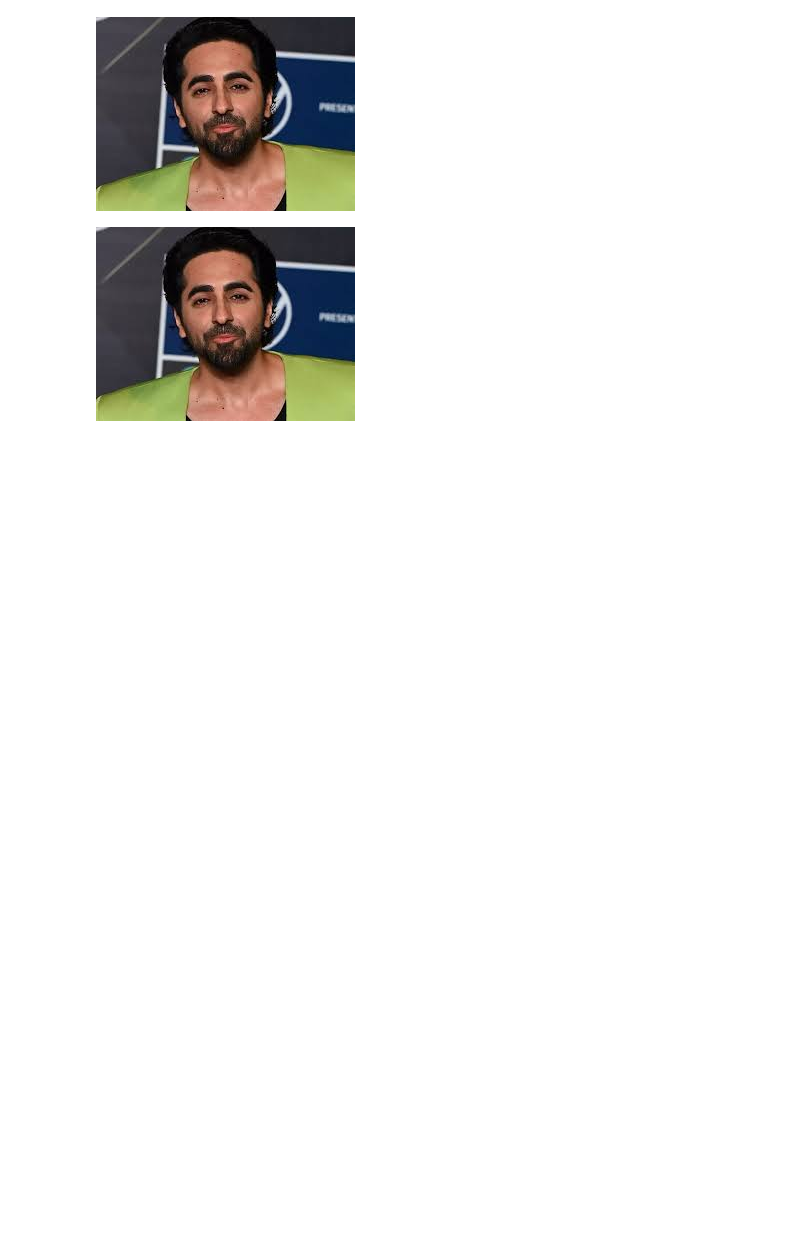
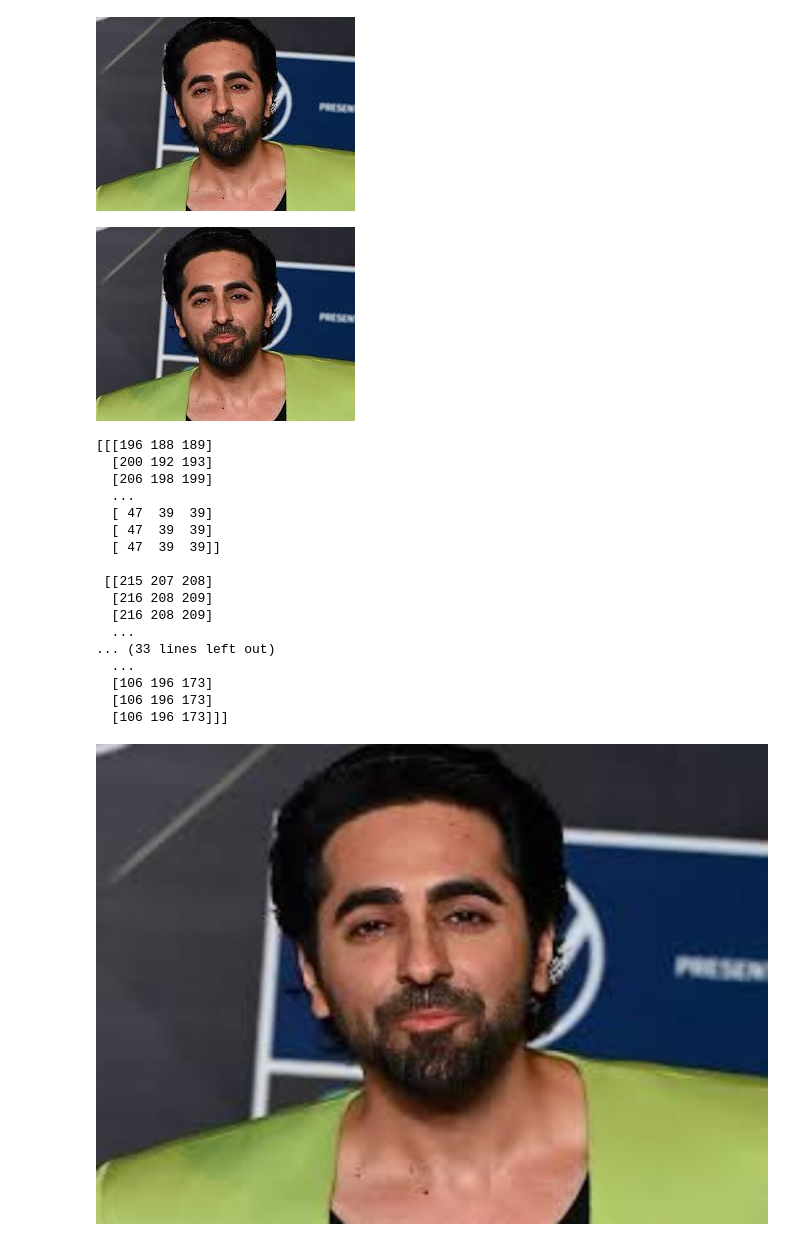
Before and after one commit to alphaomega4348/computer-vision, a Jupyter notebook: computer_vision.ipynb, the cells around one changed output. Drawn from its saved outputs; the diff is of its cells as text; code cells hidden in the pictures; blank space fills up the shorter version.

```diff
--- a/computer_vision.ipynb
+++ b/computer_vision.ipynb
@@ -15,3 +16,29 @@ cv2.destroyAllWindows()         #all windows close
 # %% [output]
 [figure]
 [figure]
+# %%
+img=cv2.imread("/content/download.jpeg")
+print(img)       #RGB
+img=cv2.resize(img,(700,500))
+cv2_imshow(img)
+cv2.waitKey(0)
+cv2.destroyAllWindows()
+# %% [output]
+[[[196 188 189]
+  [200 192 193]
+  [206 198 199]
+  ...
+  [ 47  39  39]
+  [ 47  39  39]
+  [ 47  39  39]]
+
+ [[215 207 208]
+  [216 208 209]
+  [216 208 209]
+  ...
+... (33 lines left out)
+  ...
+  [106 196 173]
+  [106 196 173]
+  [106 196 173]]]
+[figure, added]
```
Also changed, not shown: parts of 4 cells of this notebook.
